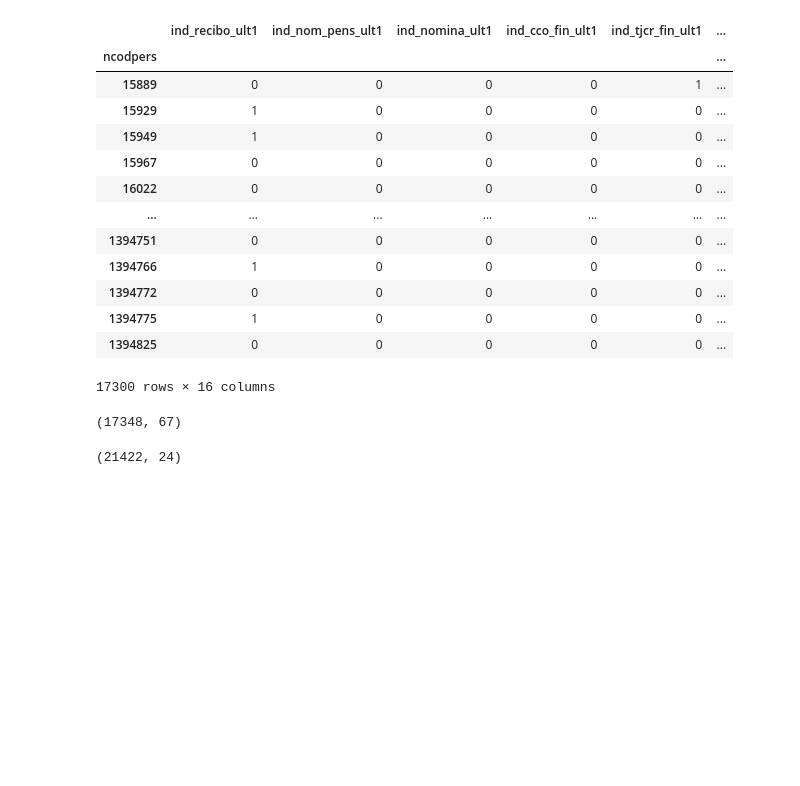
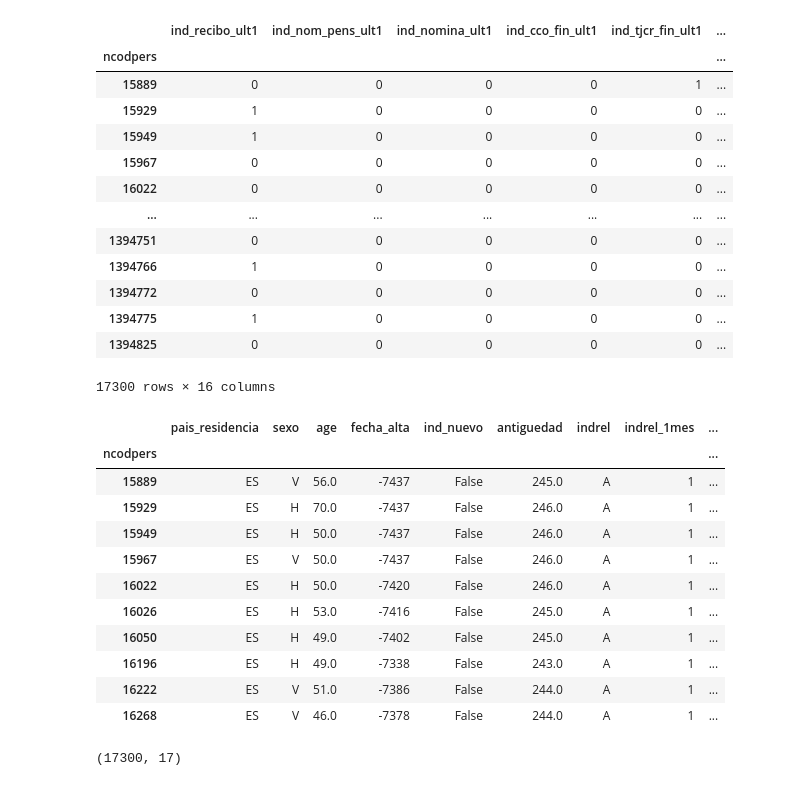
Before and after one commit to nguyentrunghai/Kaggle_projects, a Jupyter notebook: Santander_Product_Recomendation/feature_extraction.ipynb, the cells around one changed output. Drawn from its saved outputs; the diff is of its cells as text; code cells hidden in the pictures; blank space fills up the shorter version.

Commit message:
extract x_demog

```diff
--- a/Santander_Product_Recomendation/feature_extraction.ipynb
+++ b/Santander_Product_Recomendation/feature_extraction.ipynb
@@ -109,8 +109,8 @@ prod_popul = df_train[NEW_PURCH_COLS].sum(axis=0)
 prod_popul = prod_popul.sort_values(ascending=False)/prod_popul.sum() * 100
 print(prod_popul, "\n")
 
-FIFTEEN_MOST_POP_PROD = prod_popul.sort_values(ascending=False).index[:16].to_list()
-print(FIFTEEN_MOST_POP_PROD)
+SIXTEEN_MOST_POP_PROD = prod_popul.sort_values(ascending=False).index[:16].to_list()
+print(SIXTEEN_MOST_POP_PROD)
 # %% [output]
 ['ind_ahor_fin_ult1_NEW_PUR', 'ind_aval_fin_ult1_NEW_PUR', 'ind_cco_fin_ult1_NEW_PUR', 'ind_cder_fin_ult1_NEW_PUR', 'ind_cno_fin_ult1_NEW_PUR', 'ind_ctju_fin_ult1_NEW_PUR', 'ind_ctma_fin_ult1_NEW_PUR' ...
 
@@ -145,7 +145,7 @@ def extract_subset(df, row_filter, cols):
     return df.loc[row_filter, cols]
 
 
-def extract_y(df, timestamp, y_cols=FIFTEEN_MOST_POP_PROD):
+def extract_y(df, timestamp, y_cols=SIXTEEN_MOST_POP_PROD):
     # only use row when customer buys exactly one product
     any_new_pur = df[y_cols].sum(axis=1) == 1
     row_filter = (df["fecha_dato"] == timestamp) & any_new_pur
@@ -157,3 +157,16 @@ def extract_y(df, timestamp, y_cols=FIFTEEN_MOST_POP_PROD):
     df_out.columns = [col.replace("_NEW_PUR", "") if col.endswith("_NEW_PUR") else col for col in df_out.columns]
     df_out = df_out.set_index("ncodpers")
     return df_out
+
+
+def extract_x_demog(df, timestamp, customer_ids, demog_cols=DEMOG_COLS):
+    row_filter = (df["fecha_dato"] == timestamp) & df["ncodpers"].isin(customer_ids)
+    cols = ["ncodpers"] + demog_cols
+
+    df_out = extract_subset(df, row_filter, cols)
+    assert _is_unique(df_out["ncodpers"]), "ncodpers must be unique"
+    df_out = df_out.set_index("ncodpers")
+    return df_out
+
+
+def extract_y_prod_lag(df, lag_timestamp, customer_ids, prod_cols=DEMOG_COLS)
@@ -181,8 +197,20 @@ tmp = df_train["ncodpers"]
-# %%
-df_train[df_train["ncodpers"].isin(y.index) & (df_train["fecha_dato"] == "2015-05-28")].shape
-# %% [output]
-(17348, 67)
+# %%
+x_demog = extract_x_demog(df_train, "2015-05-28", customer_ids=y.index)
+x_demog.head(10)
+# %% [output]
+|  | pais_residencia | sexo | age | fecha_alta | ind_nuevo | antiguedad | indrel | indrel_1mes | ... |
+| ncodpers |  |  |  |  |  |  |  |  | ... |
+| 15889 | ES | V | 56.0 | -7437 | False | 245.0 | A | 1 | ... |
+| 15929 | ES | H | 70.0 | -7437 | False | 246.0 | A | 1 | ... |
+| 15949 | ES | H | 50.0 | -7437 | False | 246.0 | A | 1 | ... |
+| 15967 | ES | V | 50.0 | -7437 | False | 246.0 | A | 1 | ... |
+| 16022 | ES | H | 50.0 | -7420 | False | 246.0 | A | 1 | ... |
+| 16026 | ES | H | 53.0 | -7416 | False | 245.0 | A | 1 | ... |
+| 16050 | ES | H | 49.0 | -7402 | False | 245.0 | A | 1 | ... |
+| 16196 | ES | H | 49.0 | -7338 | False | 243.0 | A | 1 | ... |
+| 16222 | ES | V | 51.0 | -7386 | False | 244.0 | A | 1 | ... |
+| 16268 | ES | V | 46.0 | -7378 | False | 244.0 | A | 1 | ... |
 # %%
-y.shape
+x_demog.shape
 # %% [output]
-(21422, 24)
+(17300, 17)
```
Also changed, not shown: parts of 2 cells of this notebook.
